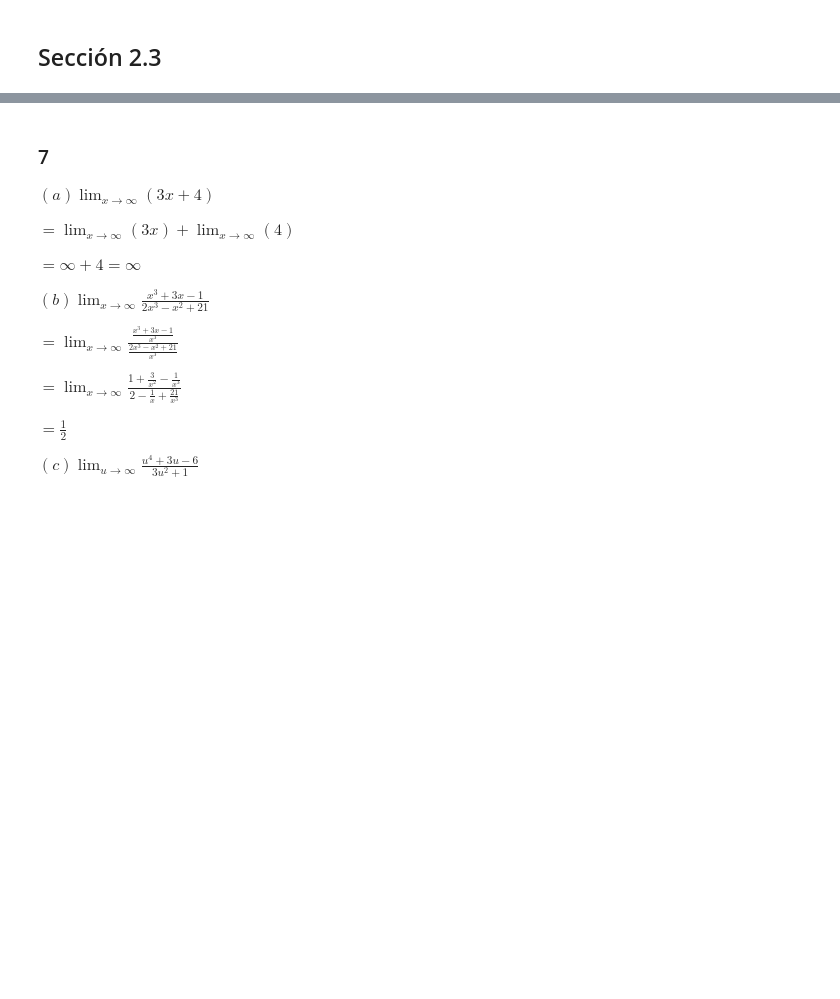
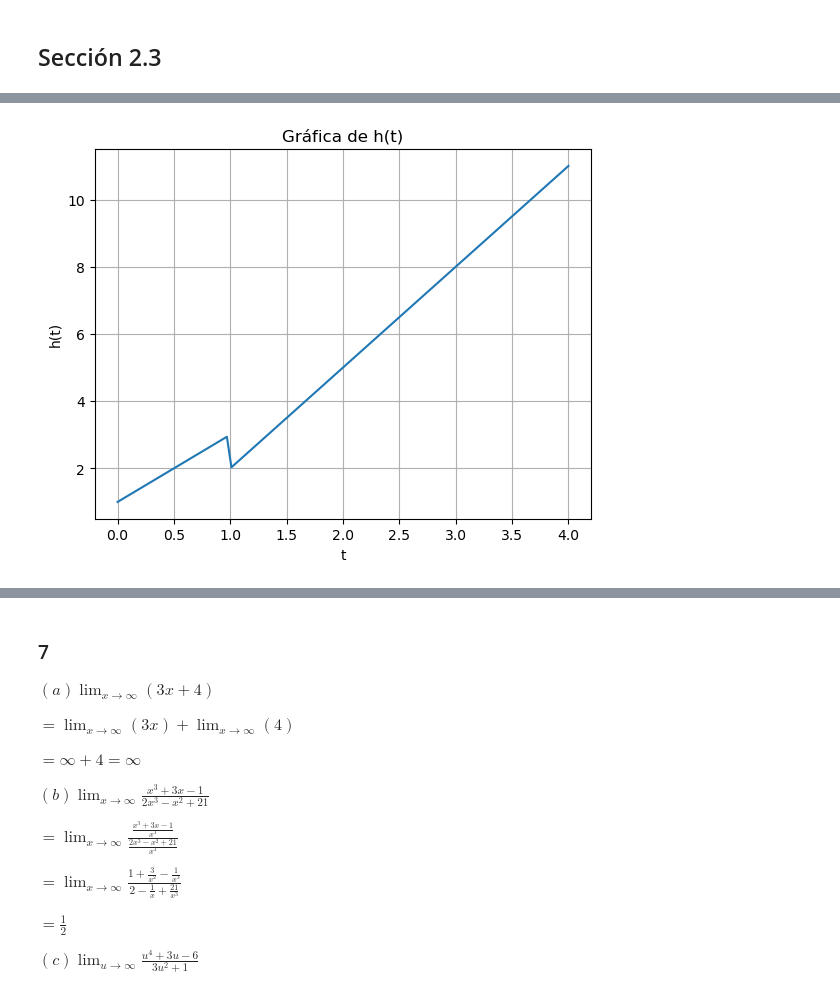
Before and after one commit to Daniel1martinez2/taller-semana-10, a Jupyter notebook: main.ipynb, the cells around one changed output, grey strips where cells are left out. Saved outputs shown, nothing was run; the diff lists cells and outputs as text; code cells hidden in the pictures; blank space fills up the shorter version.

```diff
--- a/main.ipynb
+++ b/main.ipynb
@@ -2,0 +94,18 @@
+# %%
+def h(t):
+    if t <= 1:
+        return 2*t + 1
+    else:
+        return 3*t - 1
+
+x = np.linspace(0, 4, 100)
+y = [h(t) for t in x]
+
+plt.plot(x,y, "-")
+plt.xlabel('t')
+plt.ylabel('h(t)')
+plt.title('Gráfica de h(t)')
+plt.grid(True)
+plt.show()
+# %% [output]
+[figure, added]
```
Also changed, not shown: parts of 31 cells of this notebook.
